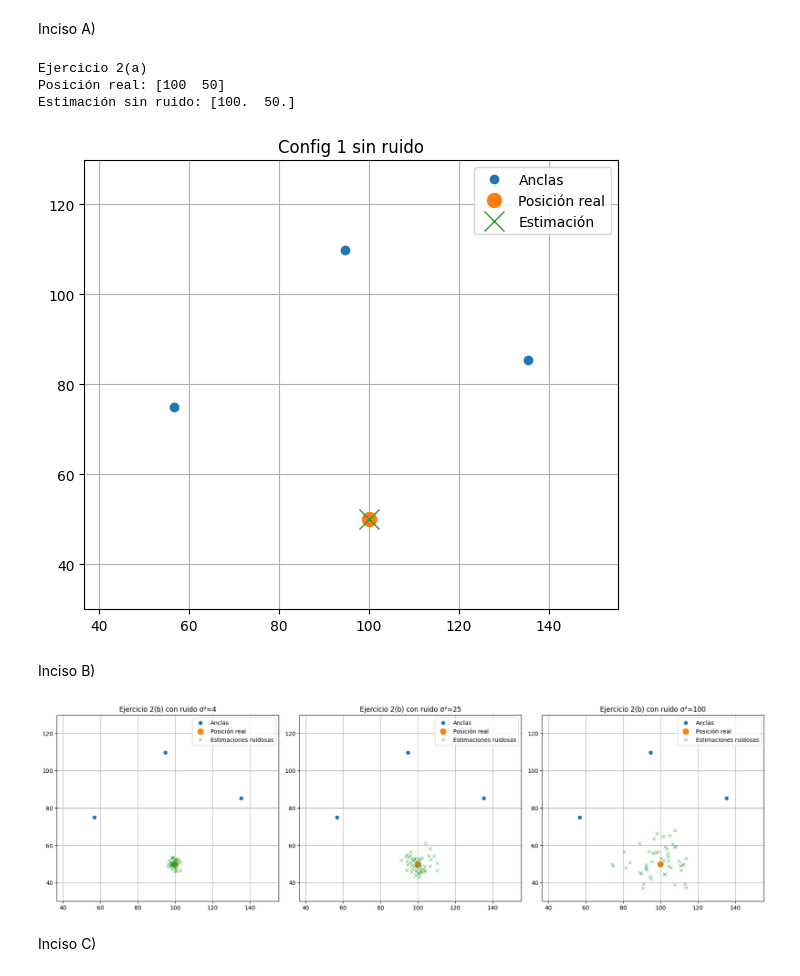
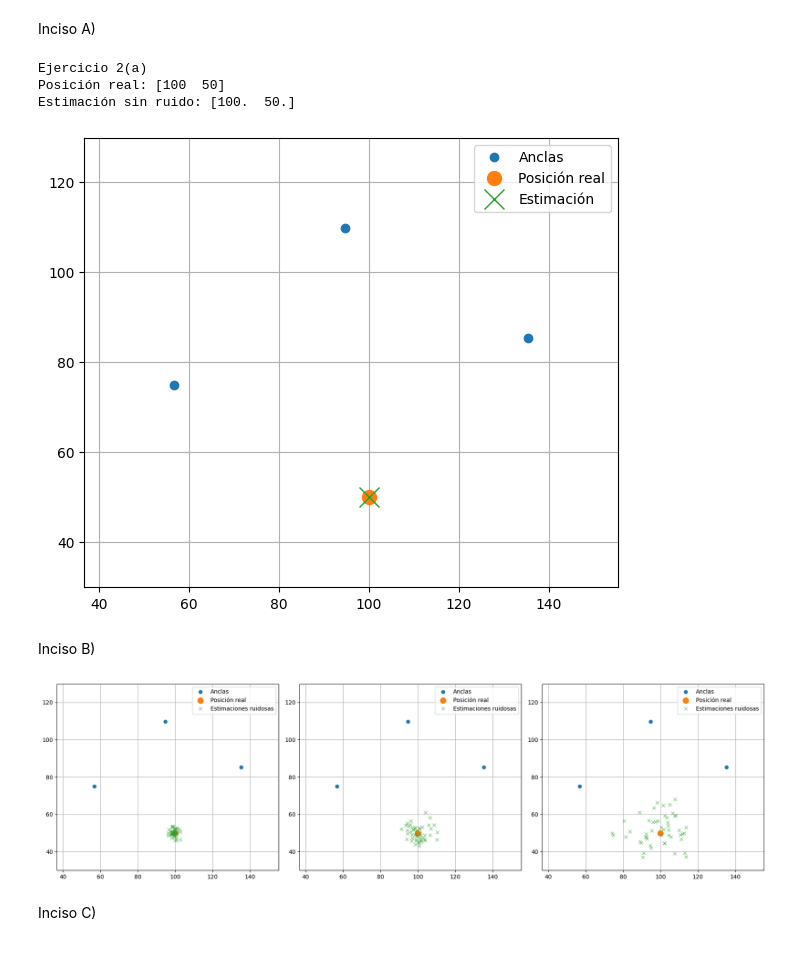
Before and after one commit to FrancoSandri/TP3_Inferencia, a Jupyter notebook: tp3.ipynb, the cells around one changed output. Cells and saved outputs as stored; diff of their text form; code cells hidden in the pictures.

```diff
--- a/tp3.ipynb
+++ b/tp3.ipynb
@@ -74,29 +74,29 @@ Inciso A)
 # %%
 p_true = np.array(tp3.p)
 config_1 = tp3.config_1
 A1, b1 = crear_matriz(config_1)
 p_hat1 = ls(A1, b1)
 
 print("Ejercicio 2(a)")
 print("Posición real:", p_true)
 print("Estimación sin ruido:", p_hat1)
 
 all_x = [p_true[0]] + [v["pos"][0] for v in config_1.values()]
 all_y = [p_true[1]] + [v["pos"][1] for v in config_1.values()]
 xmin, xmax = min(all_x)-20, max(all_x)+20
 ymin, ymax = min(all_y)-20, max(all_y)+20
 
 fig, ax = plt.subplots(figsize=(6, 6))
-plot_results(ax, config_1, p_true, p_hat1, "Config 1 sin ruido")
+plot_results(ax, config_1, p_true, p_hat1,"")
 ax.set_xlim(xmin, xmax)
 ax.set_ylim(ymin, ymax)
 plt.tight_layout()
 plt.show()
 # %% [output]
 Ejercicio 2(a)
 Posición real: [100  50]
 Estimación sin ruido: [100.  50.]
-[figure, old version]
+[figure, new version]
 # %% [markdown]
 Inciso B)
 # %%
@@ -105,14 +105,14 @@ fig, axs = plt.subplots(1, 3, figsize=(18, 6))
 
 for ax, s2 in zip(axs, sigma2):
     ests = simular_ruido(config_1, s2, n_real=50)
-    plot_results(ax, config_1, p_true, title=f"Ejercicio 2(b) con ruido σ²={s2}", ests=ests)
+    plot_results(ax, config_1, p_true, title=f"", ests=ests)
     ax.set_xlim(xmin, xmax)
     ax.set_ylim(ymin, ymax)
 
 plt.tight_layout()
 plt.show()
 # %% [output]
-[figure, old version]
+[figure, new version]
 # %% [markdown]
 Inciso C)
 # %%
```
Also changed, not shown: parts of 2 cells of this notebook.
